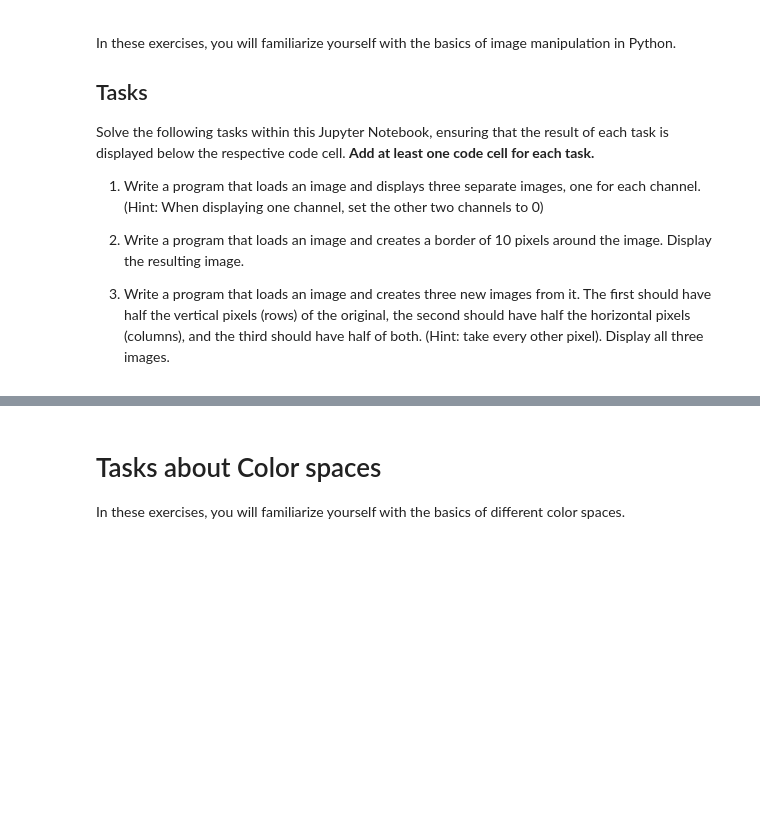
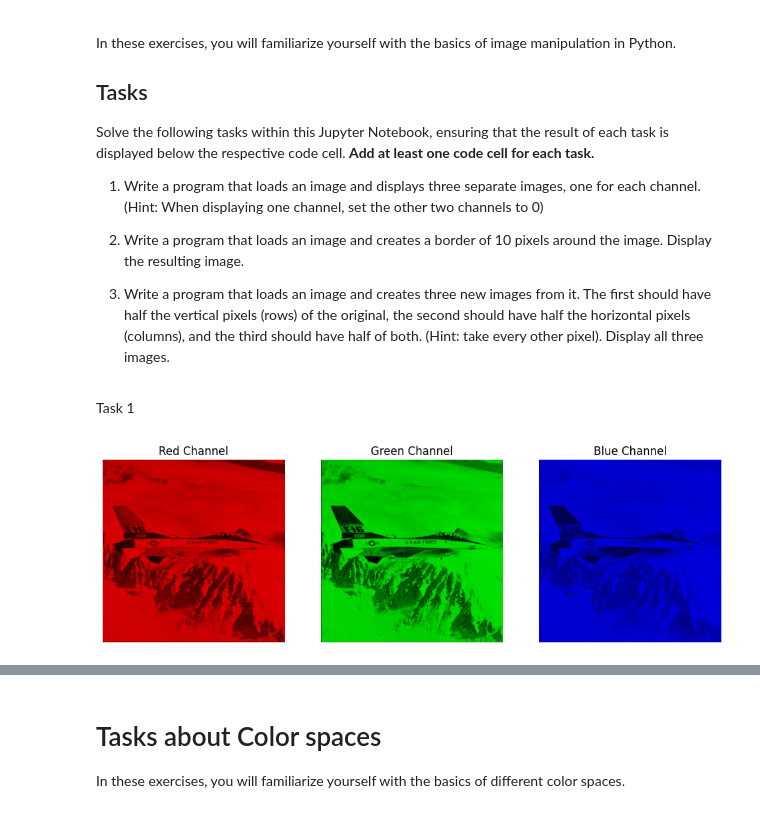
Before and after one commit to pui-sum-rv/lab1-Ai-kz-Ai, a Jupyter notebook: lab1.ipynb, the cells around one changed output, grey strips where cells are left out. Cells and saved outputs as stored; diff of their text form; code cells hidden in the pictures; blank space fills up the shorter version.

Commit message:
tasks update

```diff
--- a/lab1.ipynb
+++ b/lab1.ipynb
@@ -207,3 +207,40 @@ Solve the following tasks within this Jupyter Notebook, ensuring that the result
 2. Write a program that loads an image and creates a border of 10 pixels around the image. Display the resulting image.
 
 3. Write a program that loads an image and creates three new images from it. The first should have half the vertical pixels (rows) of the original, the second should have half the horizontal pixels (columns), and the third should have half of both. (Hint: take every other pixel). Display all three images.
+# %% [markdown]
+Task 1
+# %%
+import cv2
+import numpy as np
+import matplotlib.pyplot as plt
+
+# Load the image
+image = cv2.imread("images/airplane.bmp")
+image = cv2.cvtColor(image, cv2.COLOR_BGR2RGB)  # Convert to RGB for correct display
+
+# Split channels
+red, green, blue = cv2.split(image)
+
+# Create empty channel
+zeros = np.zeros_like(red) # any of 3 images
+
+# Merge channels to isolate each one
+red_image = np.stack([red, zeros, zeros], axis=-1)
+green_image = np.stack([zeros, green, zeros], axis=-1)
+blue_image = np.stack([zeros, zeros, blue], axis=-1)
+
+# Display images
+fig, axes = plt.subplots(1, 3, figsize=(12, 4))
+axes[0].imshow(red_image)
+axes[0].set_title("Red Channel")
+axes[1].imshow(green_image)
+axes[1].set_title("Green Channel")
+axes[2].imshow(blue_image)
+axes[2].set_title("Blue Channel")
+
+for ax in axes:
+    ax.axis("off")
+
+plt.show()
+# %% [output]
+[figure, added]
```
Also changed, not shown: parts of 8 cells of this notebook.
